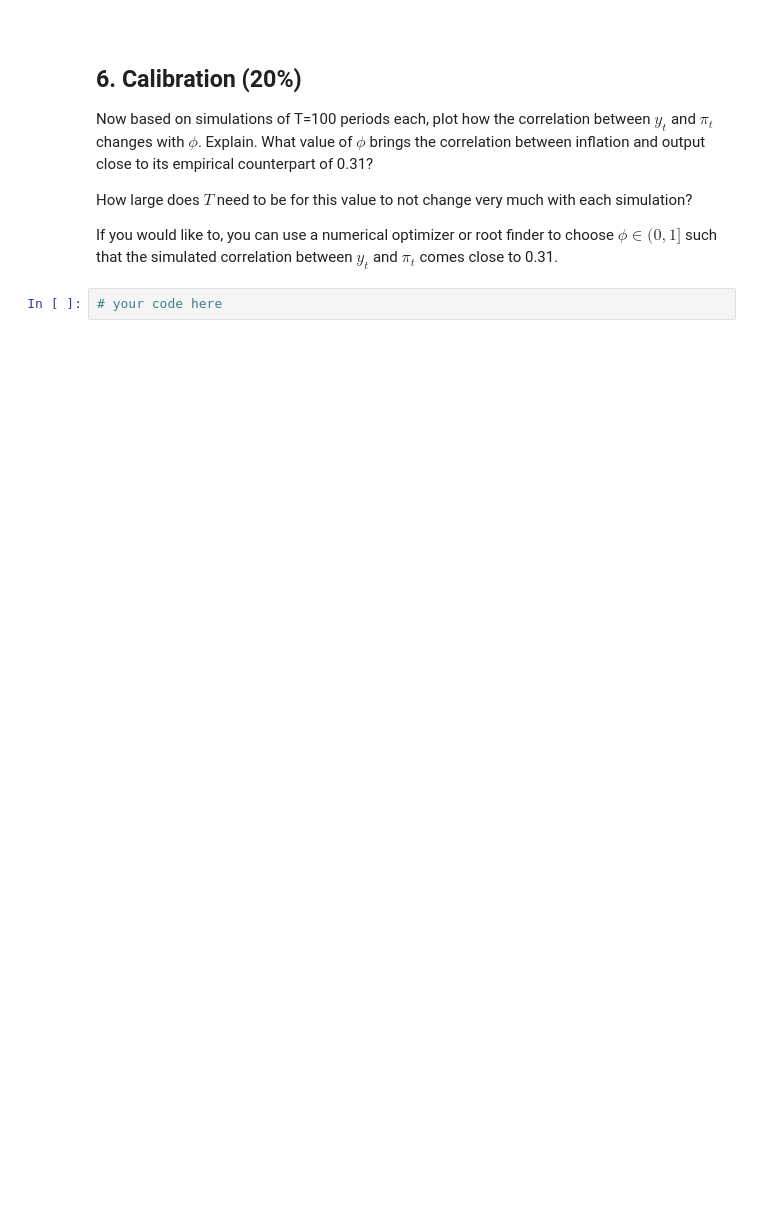
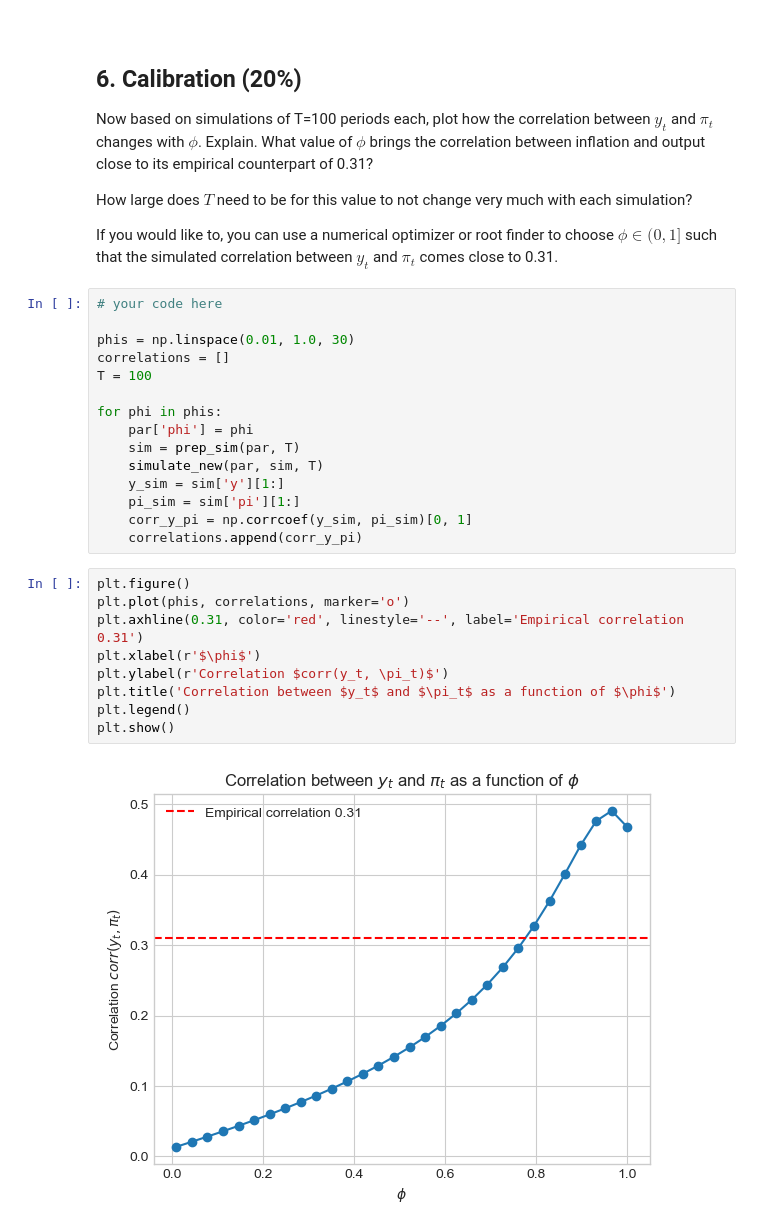
Before and after one commit to chr0torp/makro, a Jupyter notebook: aflevering_2/ASAD_questions.ipynb, the cells around one changed output. Drawn from its saved outputs; the diff is of its cells as text; blank space fills up the shorter version.

```diff
--- a/aflevering_2/ASAD_questions.ipynb
+++ b/aflevering_2/ASAD_questions.ipynb
@@ -606,5 +637,29 @@ Now based on simulations of T=100 periods each, plot how the correlation between
 How large does $T$ need to be for this value to not change very much with each simulation?
 
 If you would like to, you can use a numerical optimizer or root finder to choose $\phi\in(0,1]$ such that the simulated correlation between $y_t$ and $\pi_t$ comes close to 0.31.
-# %%
-# your code here
+# %%
+# your code here
+
+phis = np.linspace(0.01, 1.0, 30)
+correlations = []
+T = 100
+
+for phi in phis:
+    par['phi'] = phi
+    sim = prep_sim(par, T)
+    simulate_new(par, sim, T)
+    y_sim = sim['y'][1:]
+    pi_sim = sim['pi'][1:]
+    corr_y_pi = np.corrcoef(y_sim, pi_sim)[0, 1]
+    correlations.append(corr_y_pi)
+# %%
+plt.figure()
+plt.plot(phis, correlations, marker='o')
+plt.axhline(0.31, color='red', linestyle='--', label='Empirical correlation 0.31')
+plt.xlabel(r'$\phi$')
+plt.ylabel(r'Correlation $corr(y_t, \pi_t)$')
+plt.title('Correlation between $y_t$ and $\pi_t$ as a function of $\phi$')
+plt.legend()
+plt.show()
+# %% [output]
+[figure, added]
```
Also changed, not shown: parts of 10 cells of this notebook, 1 other file.
